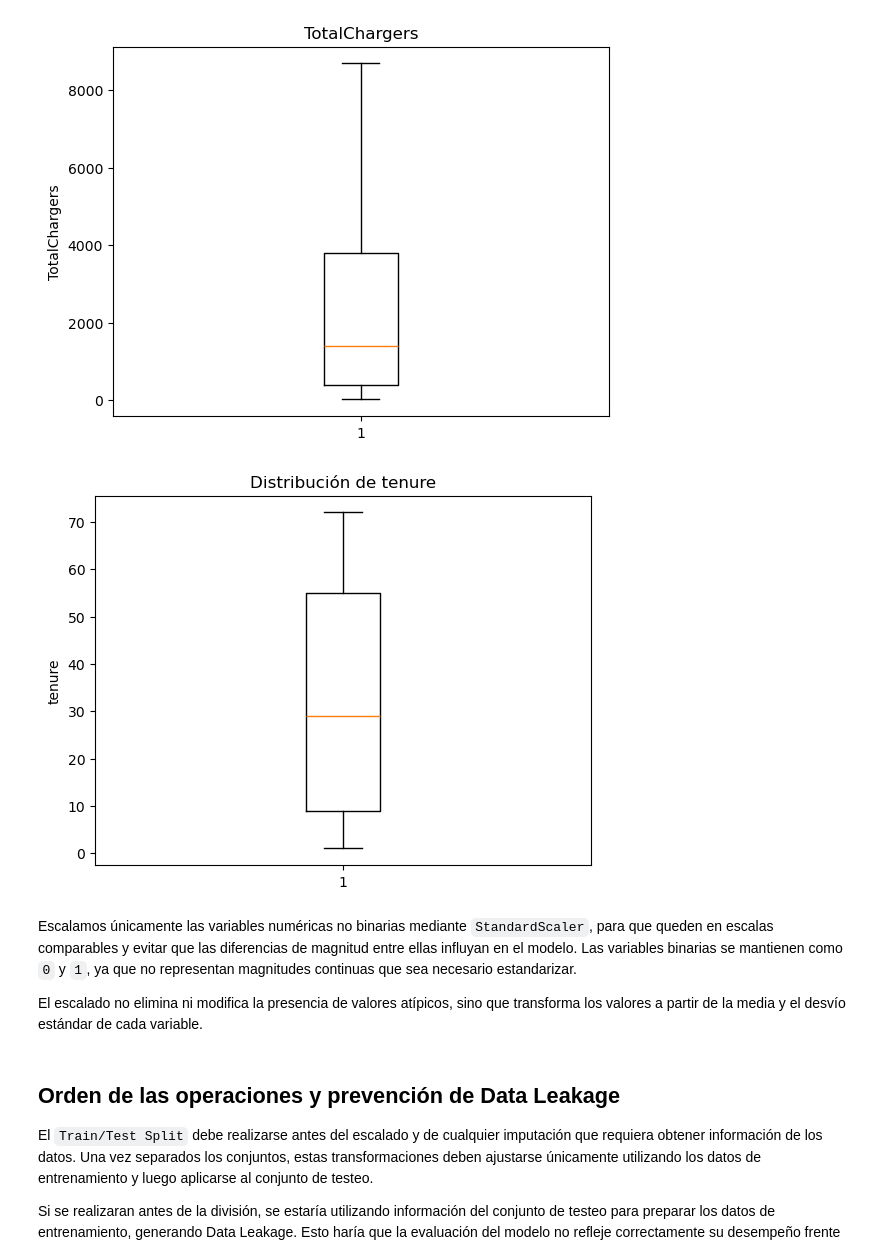
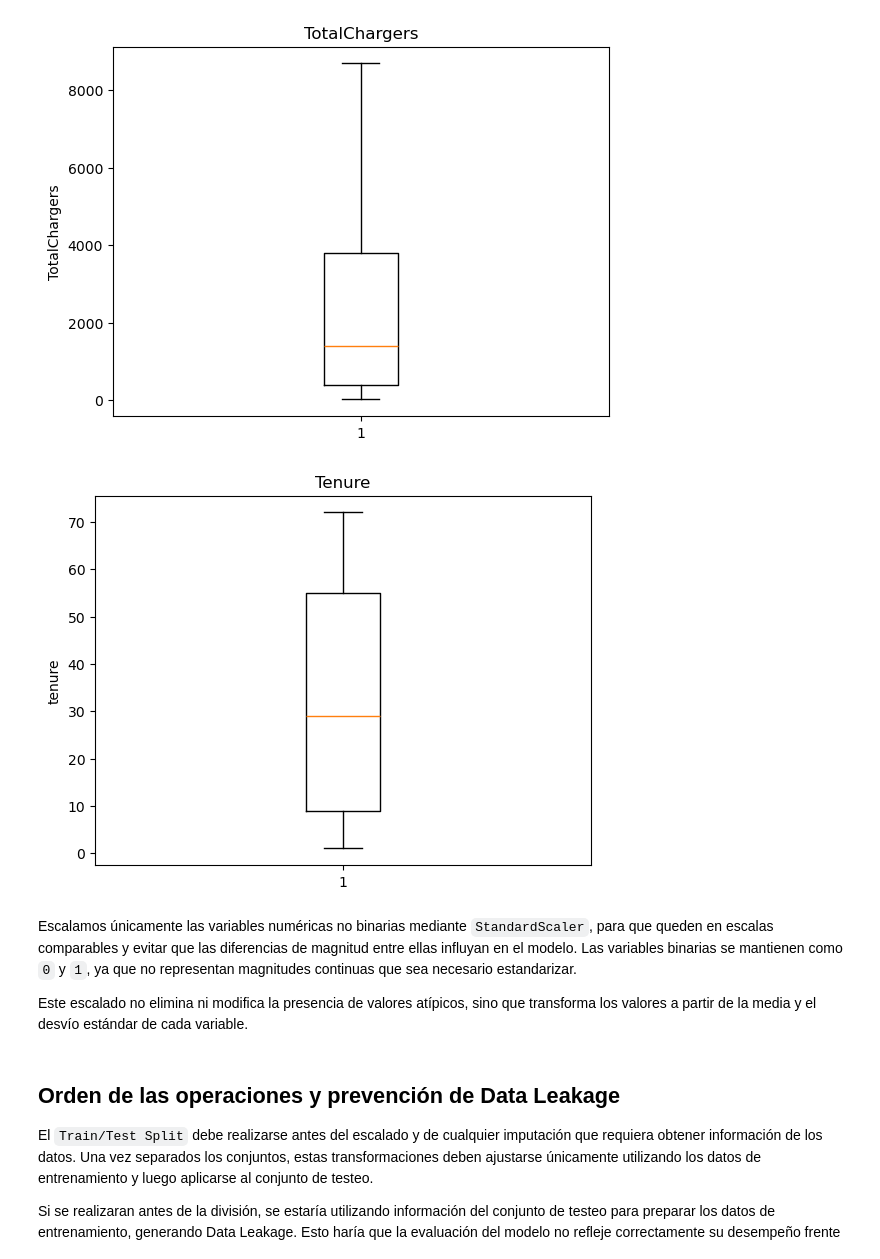
Before and after one commit to maialonso/TP1-TDVI, a Jupyter notebook: TP1-TDVI.ipynb, the cells around one changed output. Drawn from its saved outputs; the diff is of its cells as text; code cells hidden in the pictures.

```diff
--- a/TP1-TDVI.ipynb
+++ b/TP1-TDVI.ipynb
@@ -580,16 +586,16 @@ plt.show()
 # %%
 plt.boxplot(churn['tenure'])
 
 plt.ylabel('tenure')
-plt.title('Distribución de tenure')
+plt.title('Tenure')
 
 plt.show()
 # %% [output]
-[figure, old version]
+[figure, new version]
 # %% [markdown]
 Escalamos únicamente las variables numéricas no binarias mediante `StandardScaler`, para que queden en escalas comparables y evitar que las diferencias de magnitud entre ellas influyan en el modelo. Las variables binarias se mantienen como `0` y `1`, ya que no representan magnitudes continuas que sea necesario estandarizar.
 
-El escalado no elimina ni modifica la presencia de valores atípicos, sino que transforma los valores a partir de la media y el desvío estándar de cada variable.
+Este escalado no elimina ni modifica la presencia de valores atípicos, sino que transforma los valores a partir de la media y el desvío estándar de cada variable.
 # %%
 
 X = churn.drop(columns='Churn')
```
Also changed, not shown: parts of 18 cells of this notebook.
